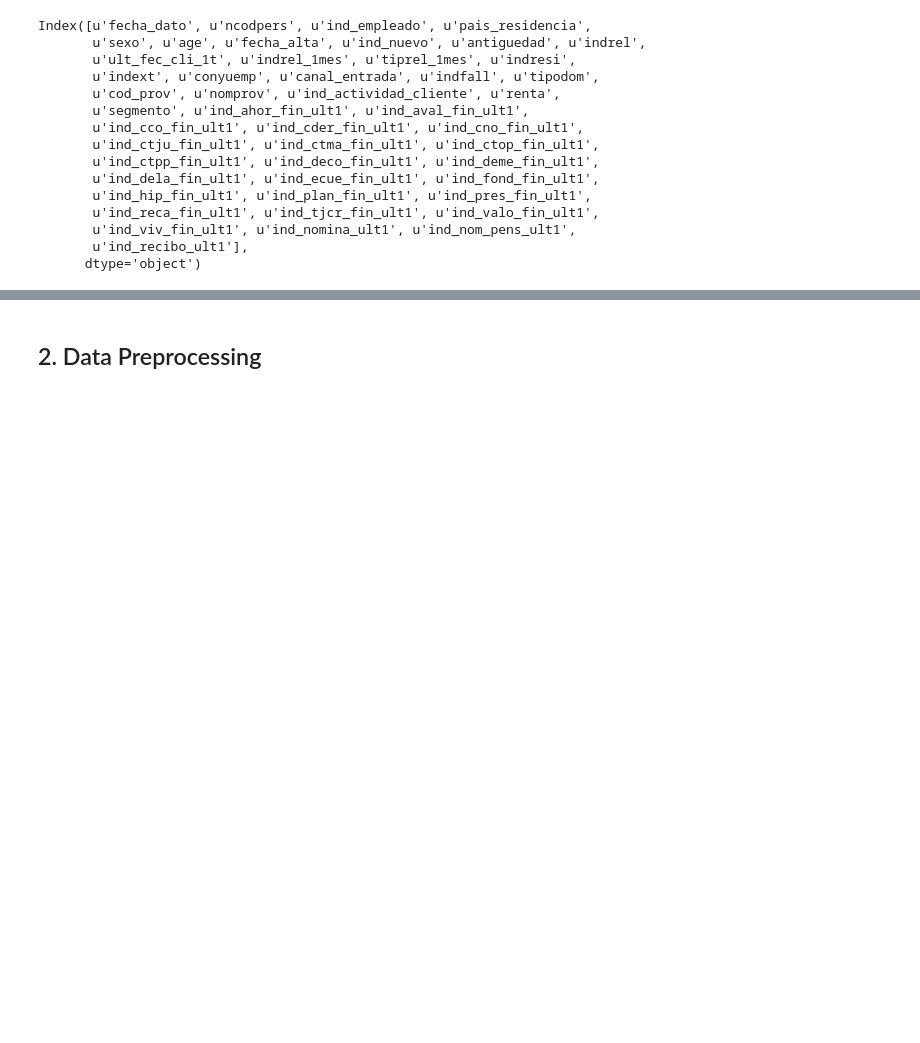
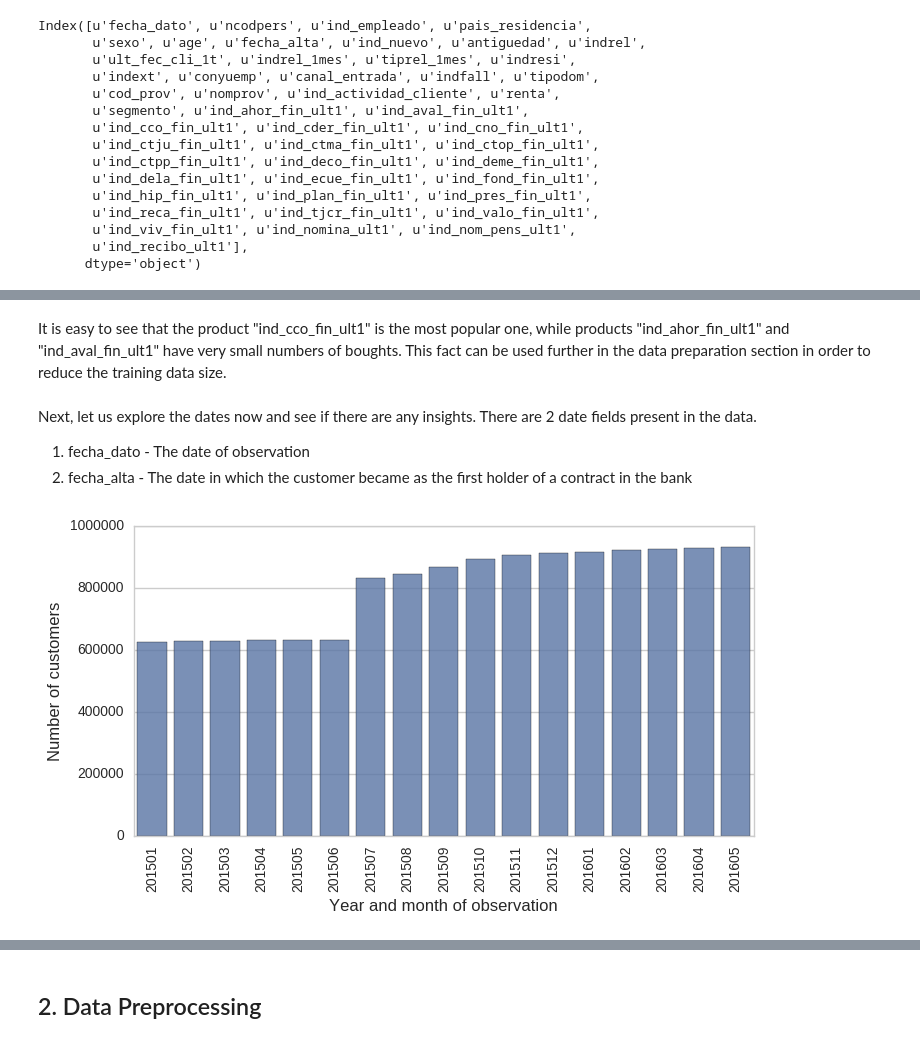
Before and after one commit to mosin26/general, a Jupyter notebook: santander.ipynb, the cells around one changed output, grey strips where cells are left out. Cells and saved outputs as stored; diff of their text form; code cells hidden in the pictures; blank space fills up the shorter version.

```diff
--- a/santander.ipynb
+++ b/santander.ipynb
@@ -102,0 +140,19 @@ plt.show()
+# %% [markdown]
+It is easy to see that the product "ind_cco_fin_ult1" is the most popular one, while products "ind_ahor_fin_ult1" and "ind_aval_fin_ult1" have very small numbers of boughts. This fact can be used further in the data preparation section in order to reduce the training data size.
+# %% [markdown]
+Next, let us explore the dates now and see if there are any insights. There are 2 date fields present in the data.
+1. fecha_dato - The date of observation
+2. fecha_alta - The date in which the customer became as the first holder of a contract in the bank
+# %%
+data = pd.read_csv('train_ver2.csv', usecols=['fecha_dato', 'fecha_alta'], parse_dates=['fecha_dato', 'fecha_alta'])
+data['fecha_dato_yearmonth'] = data['fecha_dato'].apply(lambda x: (100*x.year) + x.month)
+yearmonth = data['fecha_dato_yearmonth'].value_counts()
+
+plt.figure(figsize=(8,4))
+sns.barplot(yearmonth.index, yearmonth.values, alpha=0.8, color=color[0])
+plt.xlabel('Year and month of observation', fontsize=12)
+plt.ylabel('Number of customers', fontsize=12)
+plt.xticks(rotation='vertical')
+plt.show()
+# %% [output]
+[figure, added]
```
Also changed, not shown: parts of 73 cells of this notebook.
